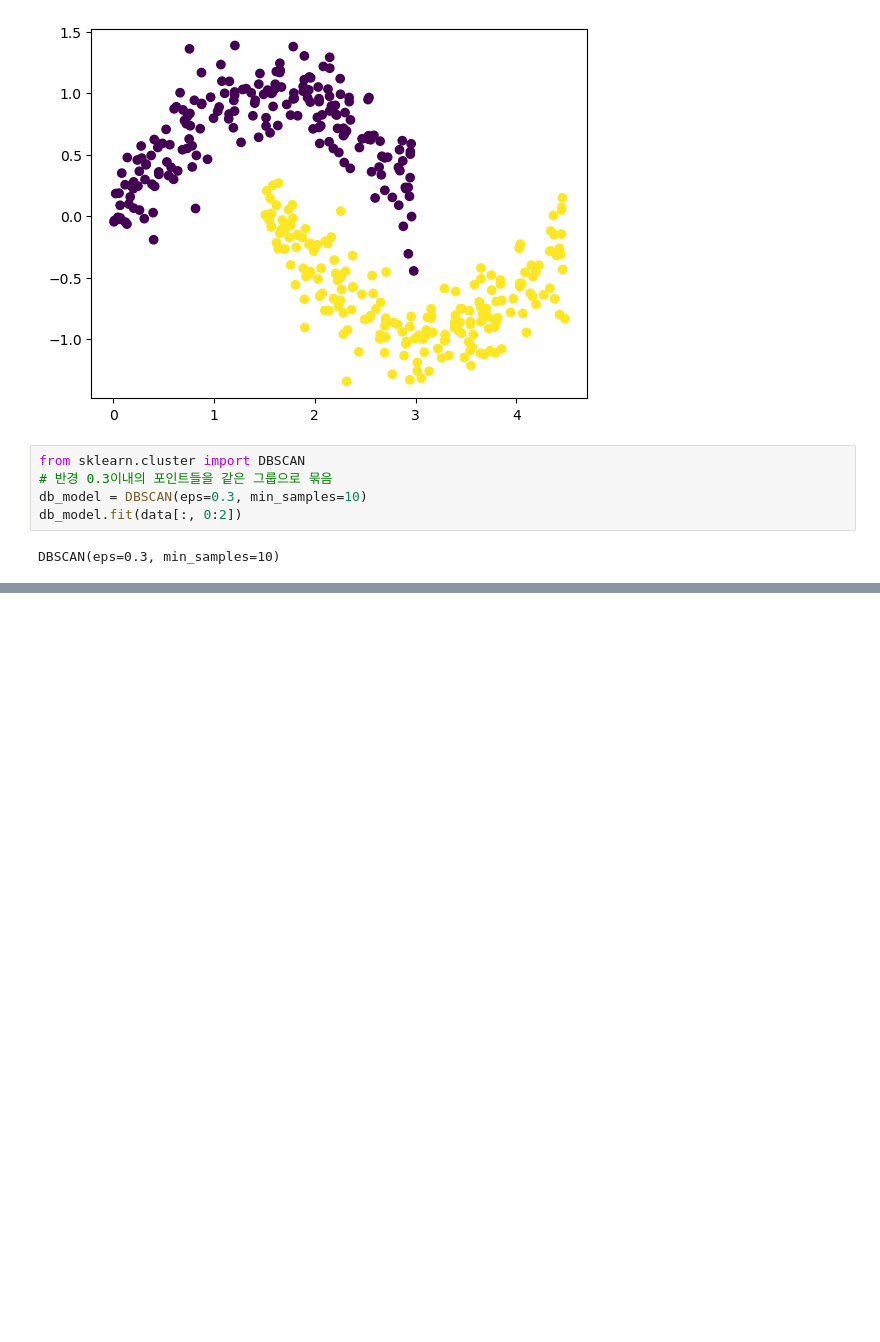
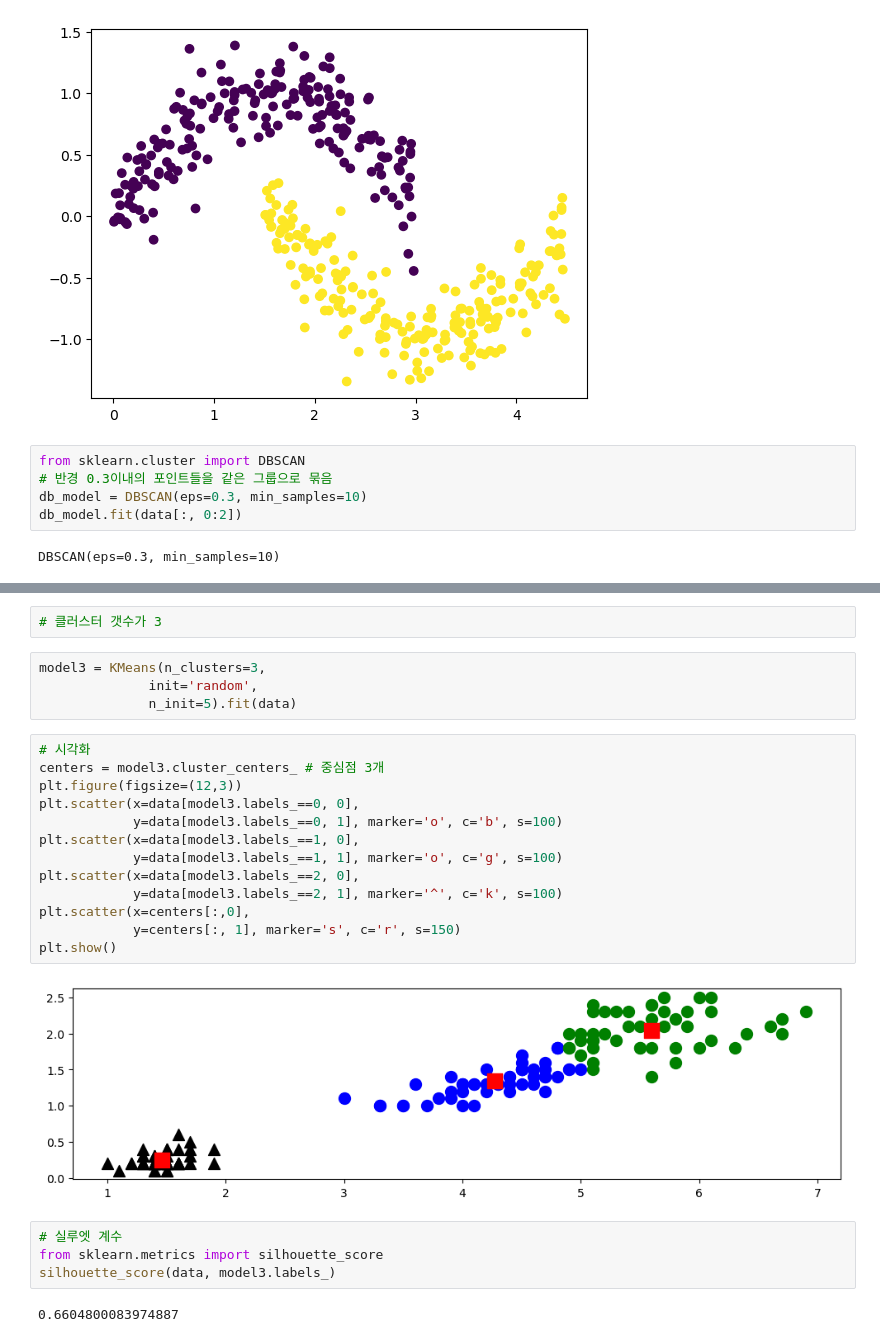
Before and after one commit to yisy0703/ai, a Jupyter notebook: source/13_MachineLearning/2장_군집분석.ipynb, the cells around one changed output, grey strips where cells are left out. Drawn from its saved outputs; the diff is of its cells as text; blank space fills up the shorter version.

```diff
--- a/source/13_MachineLearning/2장_군집분석.ipynb
+++ b/source/13_MachineLearning/2장_군집분석.ipynb
@@ -673,0 +703,27 @@ for n_clusters in range_n_clusters:
+# %%
+# 클러스터 갯수가 3
+# %%
+model3 = KMeans(n_clusters=3,
+              init='random',
+              n_init=5).fit(data)
+# %%
+# 시각화
+centers = model3.cluster_centers_ # 중심점 3개
+plt.figure(figsize=(12,3))
+plt.scatter(x=data[model3.labels_==0, 0],
+            y=data[model3.labels_==0, 1], marker='o', c='b', s=100)
+plt.scatter(x=data[model3.labels_==1, 0],
+            y=data[model3.labels_==1, 1], marker='o', c='g', s=100)
+plt.scatter(x=data[model3.labels_==2, 0],
+            y=data[model3.labels_==2, 1], marker='^', c='k', s=100)
+plt.scatter(x=centers[:,0],
+            y=centers[:, 1], marker='s', c='r', s=150)
+plt.show()
+# %% [output]
+[figure, added]
+# %%
+# 실루엣 계수
+from sklearn.metrics import silhouette_score
+silhouette_score(data, model3.labels_)
+# %% [output]
+0.6604800083974887
```
Also changed, not shown: parts of 54 cells of this notebook.
